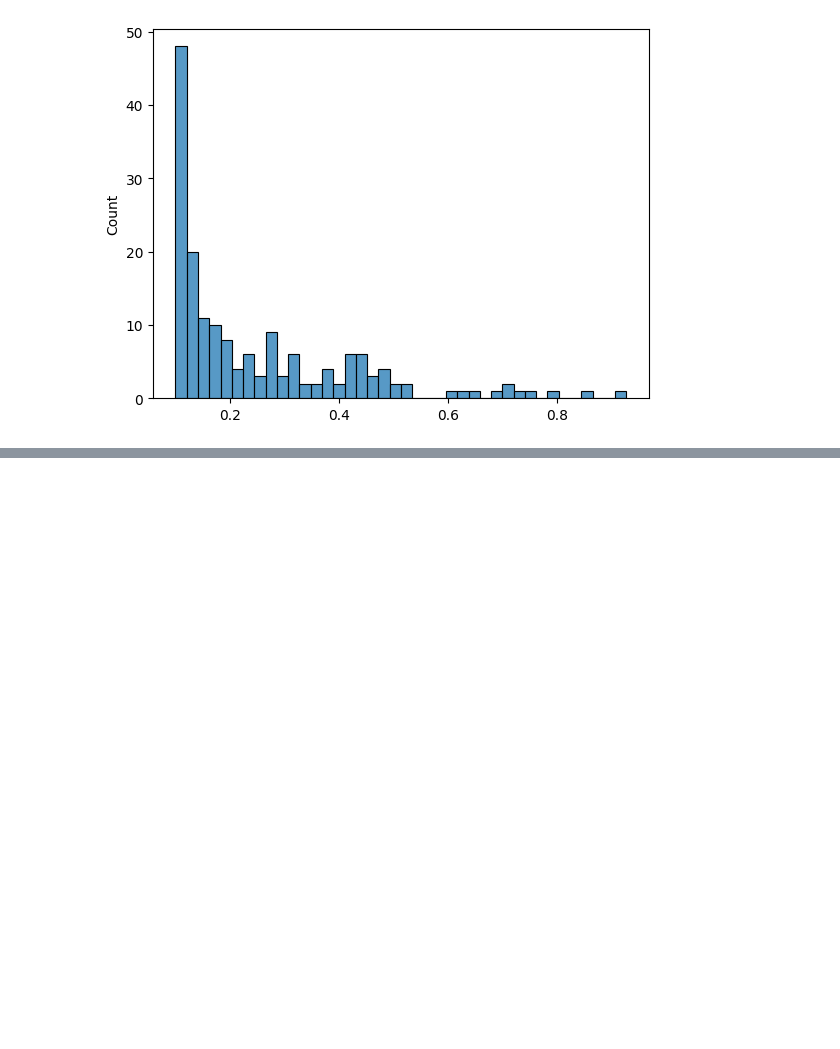
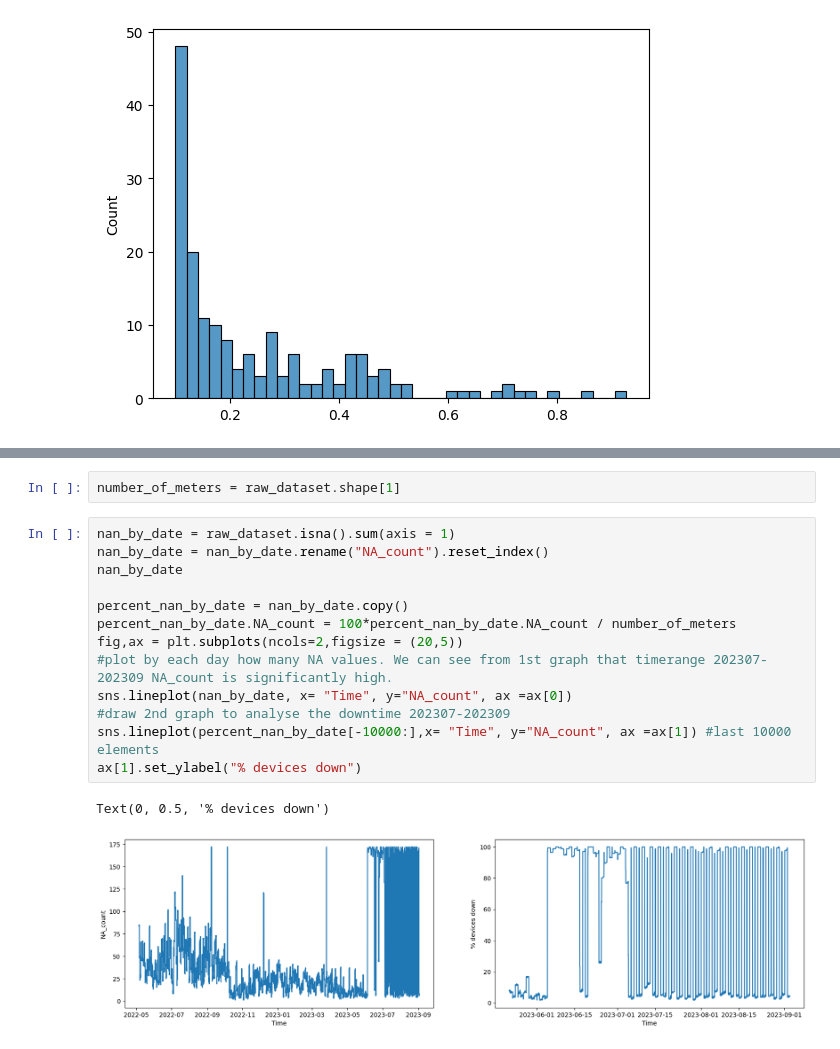
Before and after one commit to larrydinh/DataAnalysis_EnergyConsumption, a Jupyter notebook: energyconsumption.ipynb, the cells around one changed output, grey strips where cells are left out. Cells and saved outputs as stored; diff of their text form; blank space fills up the shorter version.

```diff
--- a/energyconsumption.ipynb
+++ b/energyconsumption.ipynb
@@ -127,0 +170,18 @@ sns.histplot(perc_na,bins=40)
+# %%
+number_of_meters = raw_dataset.shape[1]
+# %%
+nan_by_date = raw_dataset.isna().sum(axis = 1)
+nan_by_date = nan_by_date.rename("NA_count").reset_index()
+nan_by_date
+
+percent_nan_by_date = nan_by_date.copy()
+percent_nan_by_date.NA_count = 100*percent_nan_by_date.NA_count / number_of_meters
+fig,ax = plt.subplots(ncols=2,figsize = (20,5))
+#plot by each day how many NA values. We can see from 1st graph that timerange 202307-202309 NA_count is significantly high.
+sns.lineplot(nan_by_date, x= "Time", y="NA_count", ax =ax[0])
+#draw 2nd graph to analyse the downtime 202307-202309
+sns.lineplot(percent_nan_by_date[-10000:],x= "Time", y="NA_count", ax =ax[1]) #last 10000 elements
+ax[1].set_ylabel("% devices down")
+# %% [output]
+Text(0, 0.5, '% devices down')
+[figure, added]
```
Also changed, not shown: parts of 10 cells of this notebook.
